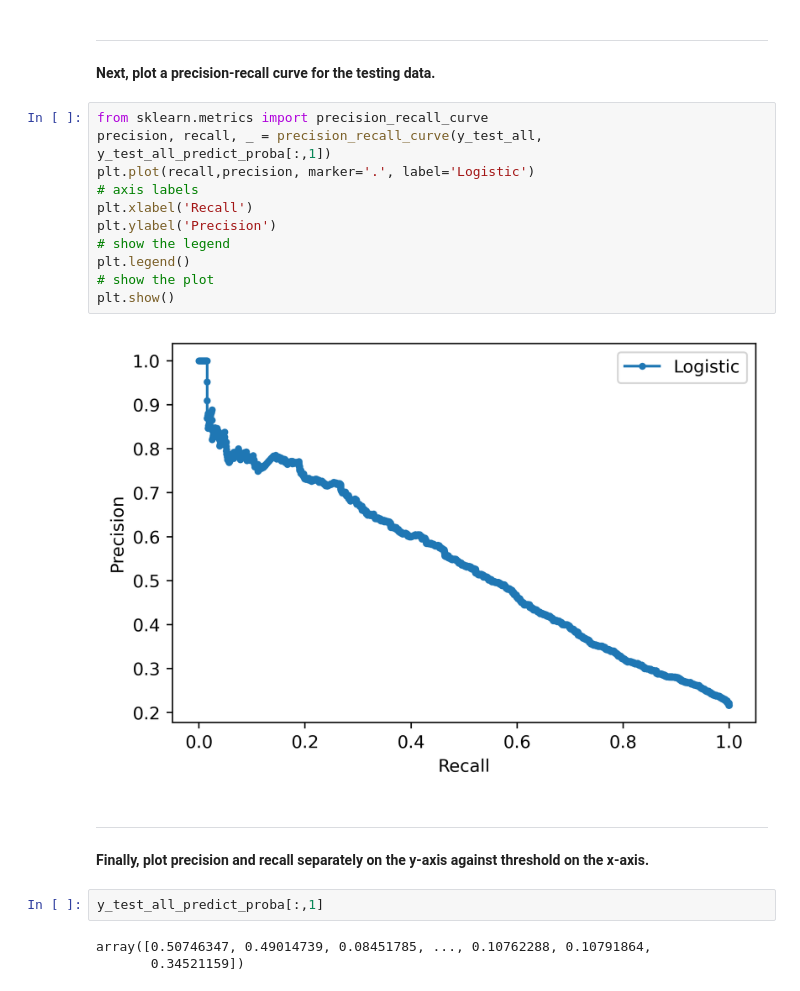
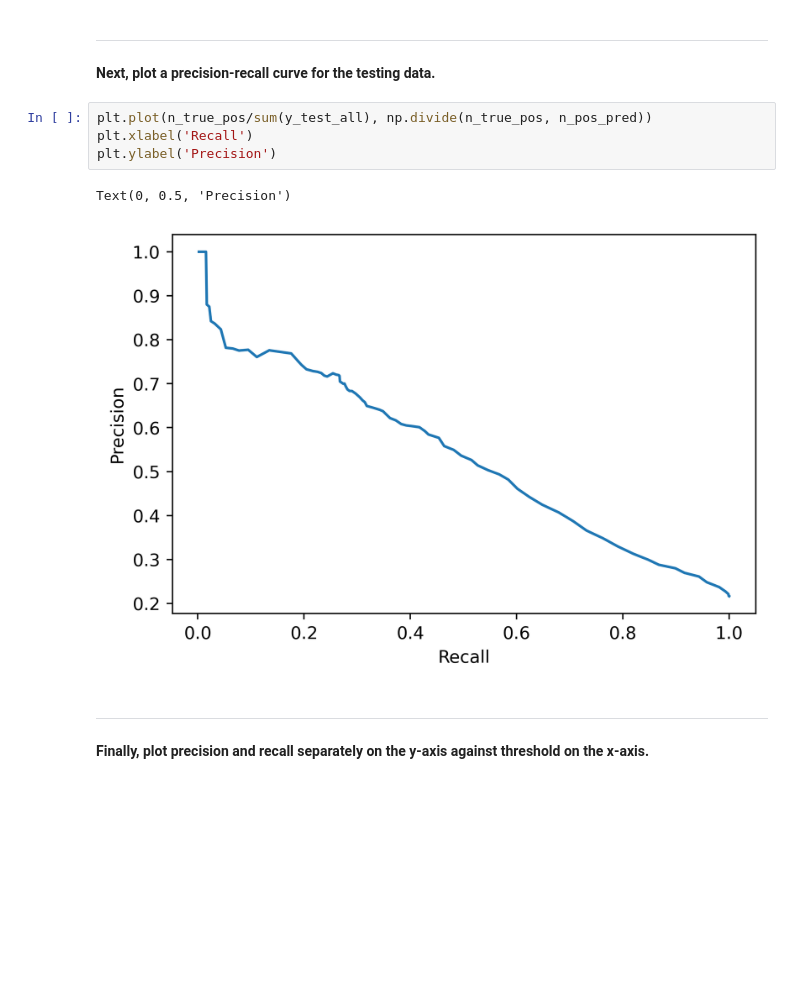
Before and after one commit to shivap12/Derivingfinancial-insights, a Jupyter notebook: p7.ipynb, the cells around one changed output. Drawn from its saved outputs; the diff is of its cells as text; blank space fills up the shorter version.

```diff
--- a/p7.ipynb
+++ b/p7.ipynb
@@ -786,24 +786,13 @@ plt.grid(True)
 # %% [markdown]
 _______________________________________________________________________________________________
 **Next, plot a precision-recall curve for the testing data.**
-# %%
-from sklearn.metrics import precision_recall_curve
-precision, recall, _ = precision_recall_curve(y_test_all, y_test_all_predict_proba[:,1])
-plt.plot(recall,precision, marker='.', label='Logistic')
-# axis labels
-plt.xlabel('Recall')
-plt.ylabel('Precision')
-# show the legend
-plt.legend()
-# show the plot
-plt.show()
-# %% [output]
-[figure, removed]
+# %%
+plt.plot(n_true_pos/sum(y_test_all), np.divide(n_true_pos, n_pos_pred))
+plt.xlabel('Recall')
+plt.ylabel('Precision')
+# %% [output]
+Text(0, 0.5, 'Precision')
+[figure, added]
 # %% [markdown]
 _______________________________________________________________________________________________
 **Finally, plot precision and recall separately on the y-axis against threshold on the x-axis.**
-# %%
-y_test_all_predict_proba[:,1]
-# %% [output]
-array([0.50746347, 0.49014739, 0.08451785, ..., 0.10762288, 0.10791864,
-       0.34521159])
```
Also changed, not shown: parts of 7 cells of this notebook.
